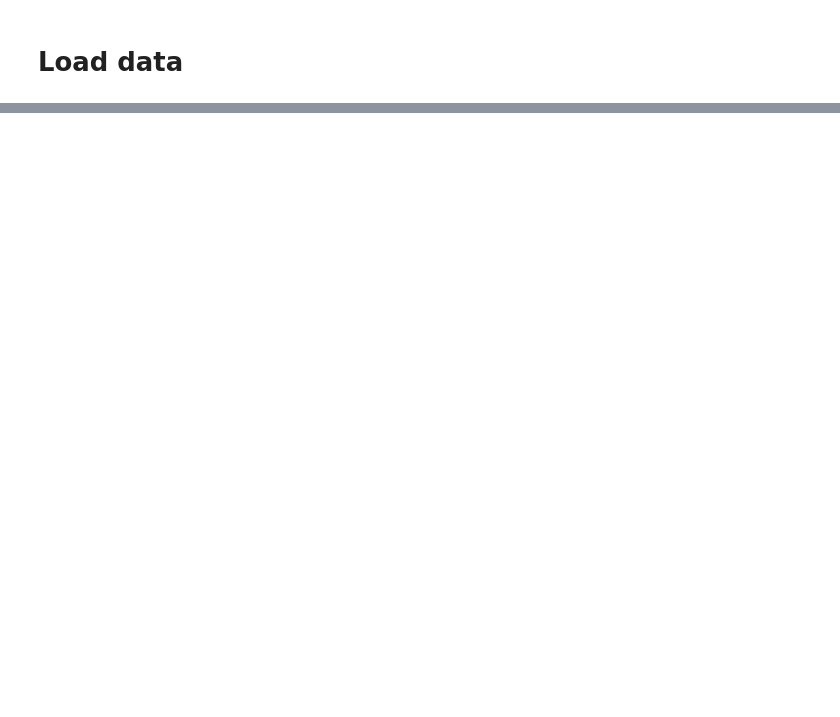
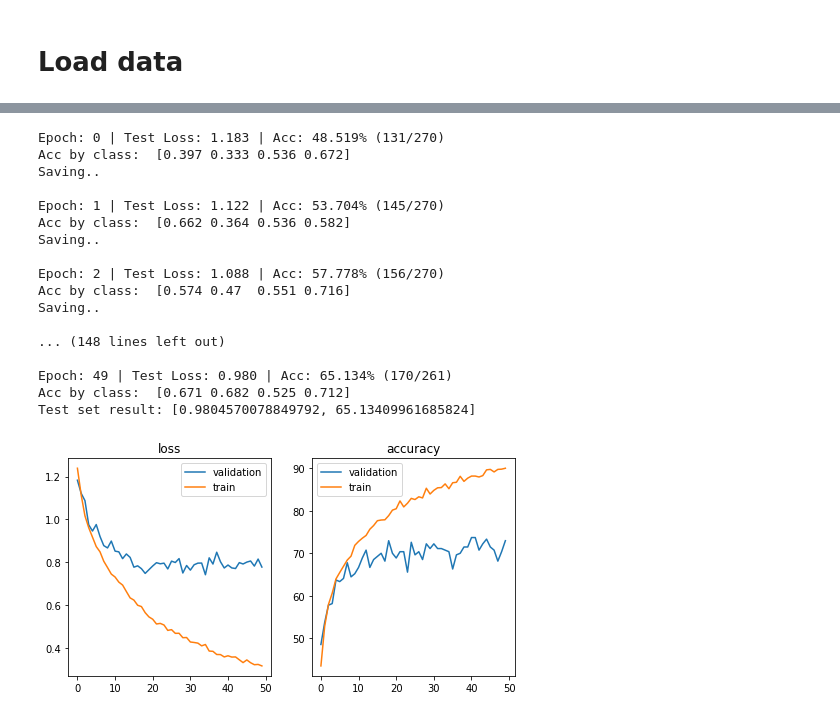
Before and after one commit to CrisZhangZJU/ECE239as-Deep-learning, a Jupyter notebook: EEG_main.ipynb, the cells around one changed output, grey strips where cells are left out. Drawn from its saved outputs; the diff is of its cells as text; code cells hidden in the pictures; blank space fills up the shorter version.

```diff
--- a/EEG_main.ipynb
+++ b/EEG_main.ipynb
@@ -25,0 +134,32 @@ NameError: name 'train_loader' is not defined
+# %%
+
+# Main
+def main_train(epoches = 8):
+    stats = {}
+    stats['train'] = []
+    stats['val']  = []
+    stats['test'] = []
+    epoches = range(epoches)
+    scheduler=torch.optim.lr_scheduler.StepLR(optimizer, step_size=5, gamma=0.97, last_epoch=-1)
+
+    for epoch in epoches:
+        scheduler.step()
+        stats['train'].append(train(epoch))
+        stats['val'].append(test(epoch,testloader=val_loader))
+
+    stats['test']=test(epoch,test_loader)
+    print('Test set result:',stats['test'])
+
+    stats['val']  = np.array(stats['val'])
+    stats['train'] = np.array(stats['train'])
+
+    fig, ax = plt.subplots(1, 2,figsize = (8,4))
+    ax[0].plot(epoches,stats['val'][:,0],epoches,stats['train'][:,0])
+
+    ax[0].legend(['validation','train'])
+    ax[0].set_title('loss')
+
+    ax[1].plot(epoches,stats['val'][:,1],epoches,stats['train'][:,1])
+
+    ax[1].legend(['validation','train'])
+    ax[1].set_title('accuracy')
@@ -25,0 +216,25 @@ NameError: name 'train_loader' is not defined
+# %%
+import matplotlib.pyplot as plt
+# optimizer = torch.optim.Adam(net.parameters(), lr=0.001, betas=(0.9,0.999), eps=1e-08, weight_decay=0.002)
+optimizer = torch.optim.Adam(net.parameters(), lr=0.0011, betas=(0.9,0.999), eps=1e-08, weight_decay=0.011) #SQ
+
+main_train(epoches = 50)
+# %% [output]
+Epoch: 0 | Test Loss: 1.183 | Acc: 48.519% (131/270)
+Acc by class:  [0.397 0.333 0.536 0.672]
+Saving..
+
+Epoch: 1 | Test Loss: 1.122 | Acc: 53.704% (145/270)
+Acc by class:  [0.662 0.364 0.536 0.582]
+Saving..
+
+Epoch: 2 | Test Loss: 1.088 | Acc: 57.778% (156/270)
+Acc by class:  [0.574 0.47  0.551 0.716]
+Saving..
+
+... (148 lines left out)
+
+Epoch: 49 | Test Loss: 0.980 | Acc: 65.134% (170/261)
+Acc by class:  [0.671 0.682 0.525 0.712]
+Test set result: [0.9804570078849792, 65.13409961685824]
+[figure, added]
```
Also changed, not shown: parts of 13 cells of this notebook, 21 other files.
